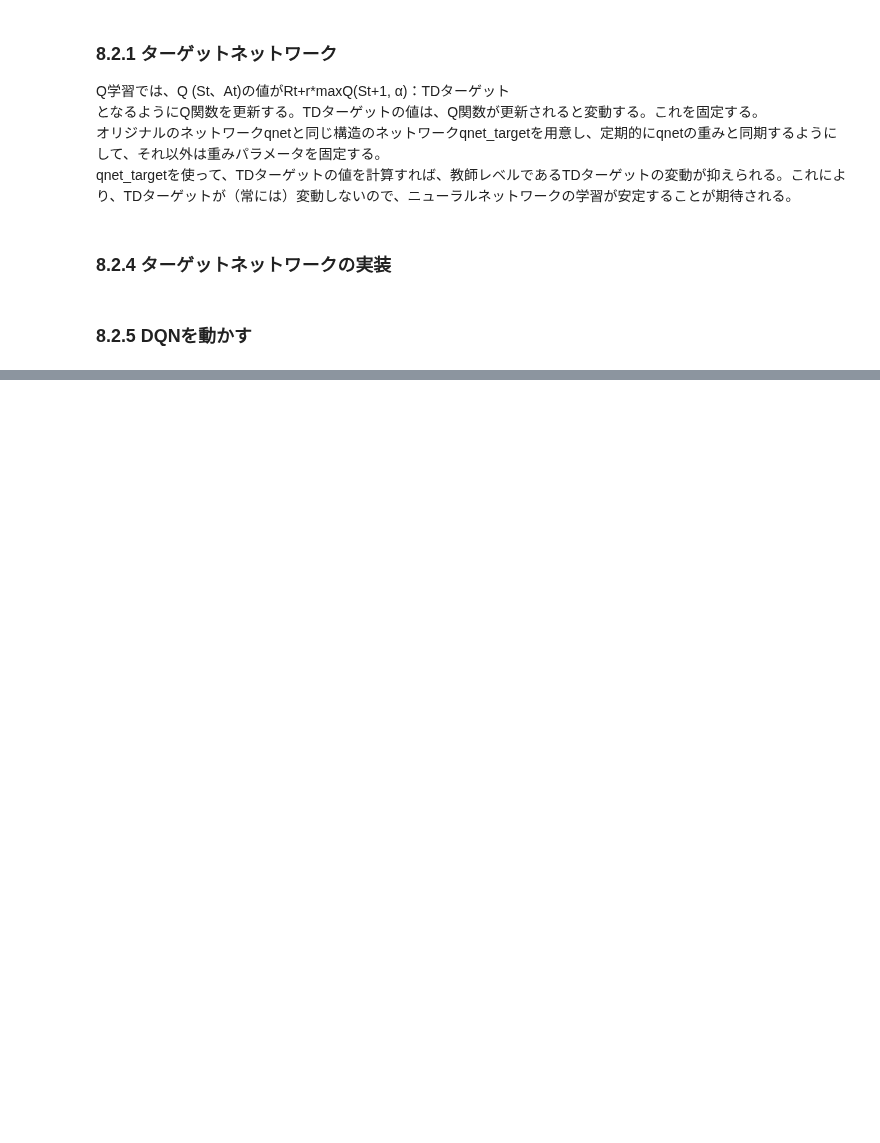
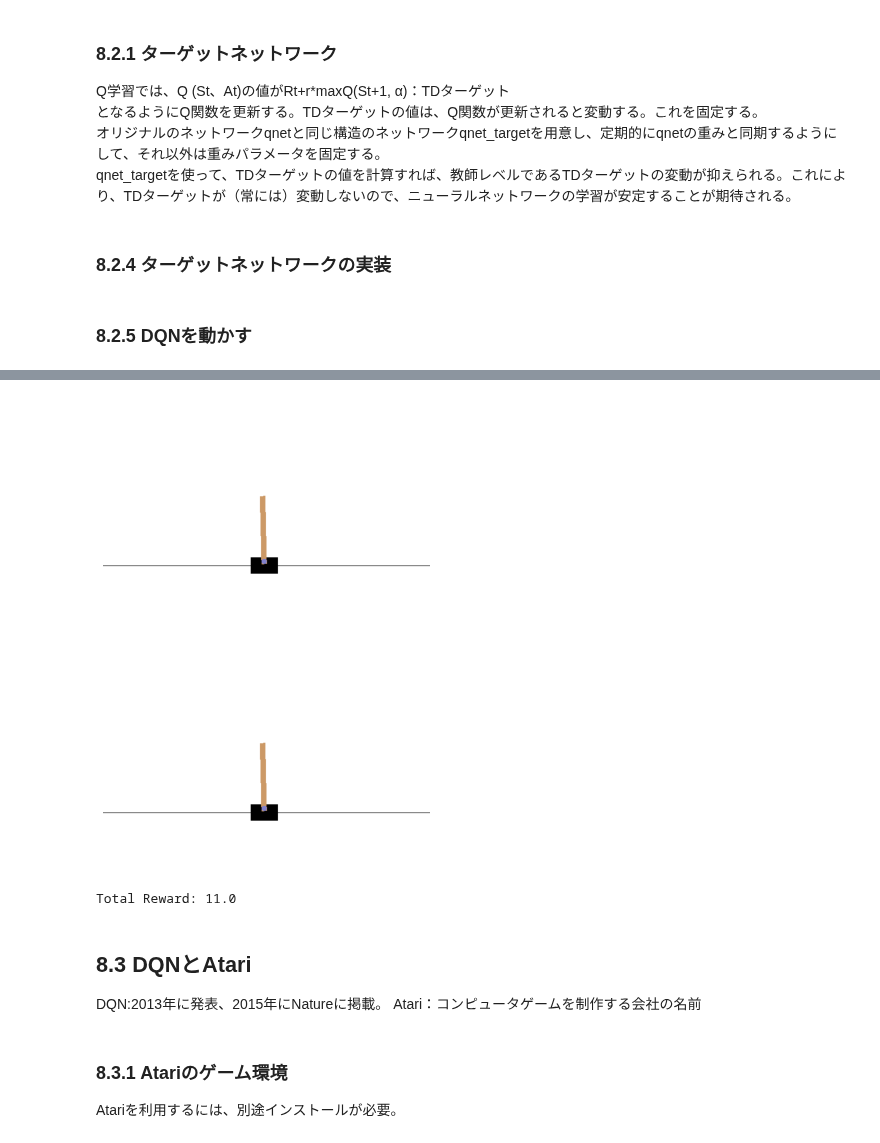
Before and after one commit to sota1111/DL_Zero, a Jupyter notebook: DL_Zero4_2.ipynb, the cells around one changed output, grey strips where cells are left out. Drawn from its saved outputs; the diff is of its cells as text; code cells hidden in the pictures; blank space fills up the shorter version.

```diff
--- a/DL_Zero4_2.ipynb
+++ b/DL_Zero4_2.ipynb
@@ -286,0 +296,31 @@ AxisError: ignored
+# %%
+agent.epsilon = 0 #greedy policy
+state = env.reset()
+done = False
+total_reward = 0
+cnt = 0
+
+while not done:
+  action = agent.get_action(state)
+  next_state, reward, done, info, = env.step(action)
+  state = next_state
+  total_reward += reward
+  env_gnw = gnwrapper.Animation(env) # Xvfbが起動される
+  env_gnw.render() # ここで、前の描画を消し、新しいステップの描画を行う。
+  cnt += 1
+  if cnt > 10:
+    done = True
+# %% [output]
+[figure, added]
+[figure, added]
+# %%
+print('Total Reward:', total_reward)
+# %% [output]
+Total Reward: 11.0
+# %% [markdown]
+## 8.3 DQNとAtari
+DQN:2013年に発表、2015年にNatureに掲載。
+Atari：コンピュータゲームを制作する会社の名前
+# %% [markdown]
+### 8.3.1 Atariのゲーム環境
+Atariを利用するには、別途インストールが必要。
```
Also changed, not shown: parts of 43 cells of this notebook.
